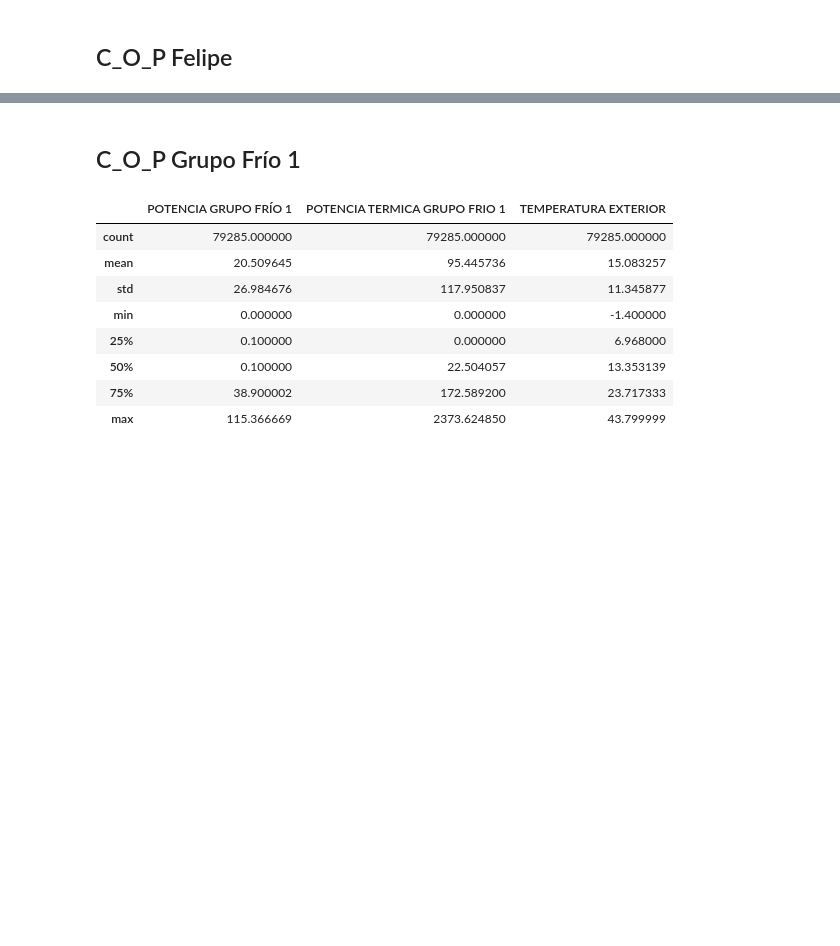
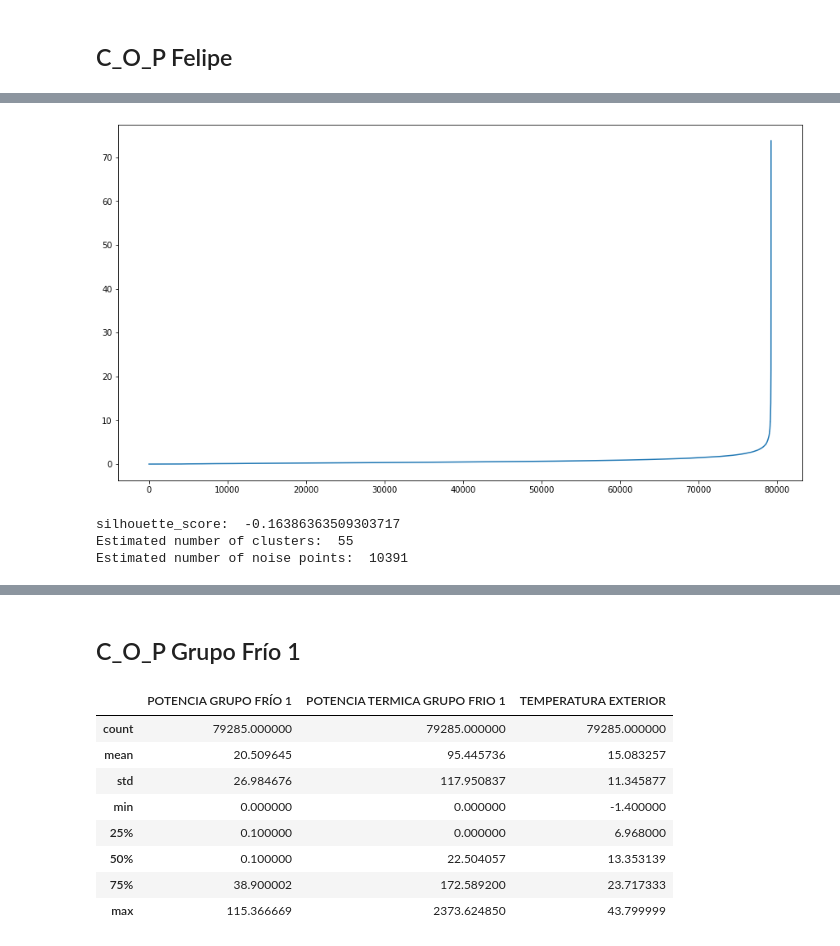
Before and after one commit to douglasag17/ML-SmartBuildings, a Jupyter notebook: AprendizajeNoSupervisado/DBSCAN_COP .ipynb, the cells around one changed output, grey strips where cells are left out. Cells and saved outputs as stored; diff of their text form; code cells hidden in the pictures; blank space fills up the shorter version.

Commit message:
DBSCAN, clustering density

```diff
--- a/AprendizajeNoSupervisado/DBSCAN_COP .ipynb
+++ b/AprendizajeNoSupervisado/DBSCAN_COP .ipynb
@@ -145,3 +153,7 @@ dataFelipe.describe()
 | 50% | 0.700000 | 24.492828 | 13.353139 | 28.799999 |
 | 75% | 66.543999 | 227.389796 | 23.717333 | 41.980000 |
 | max | 157.706665 | 592.815954 | 43.799999 | 47.889999 |
+# %%
+epsilon(dataFelipe)
+# %% [output]
+[figure, added]
@@ -147,0 +164,6 @@ dataFelipe.describe()
+# %%
+n_clusters_felipe = metricas(dataFelipe, labels_felipe)
+# %% [output]
+silhouette_score:  -0.16386363509303717
+Estimated number of clusters:  55
+Estimated number of noise points:  10391
```
Also changed, not shown: parts of 16 cells of this notebook.
